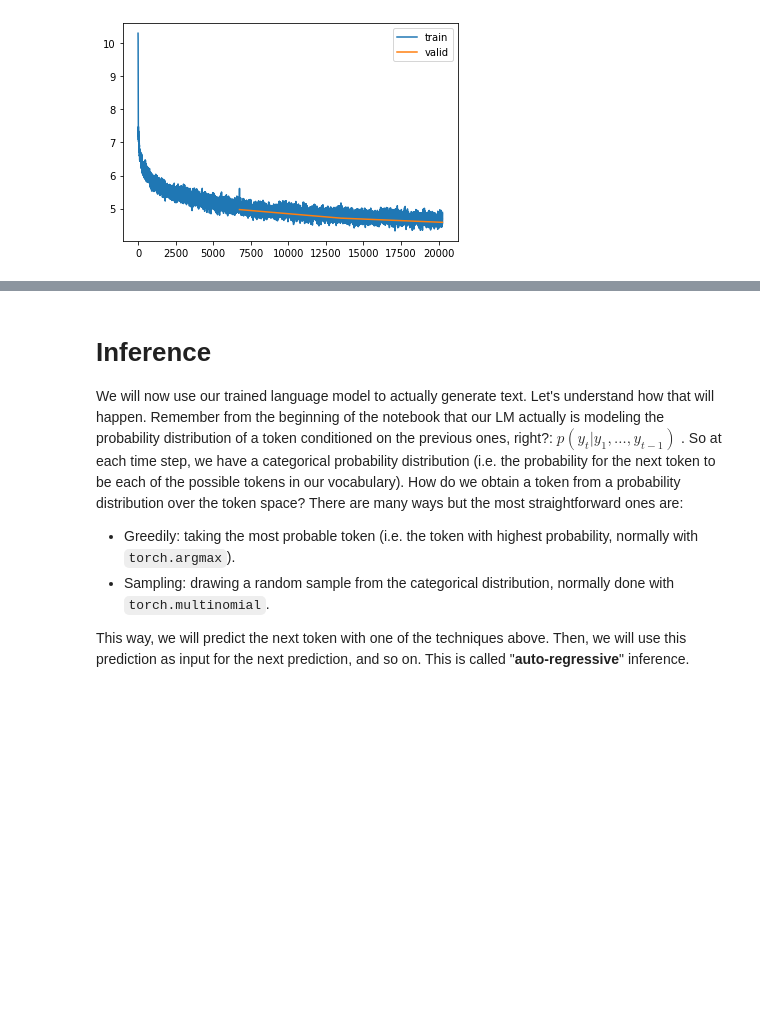
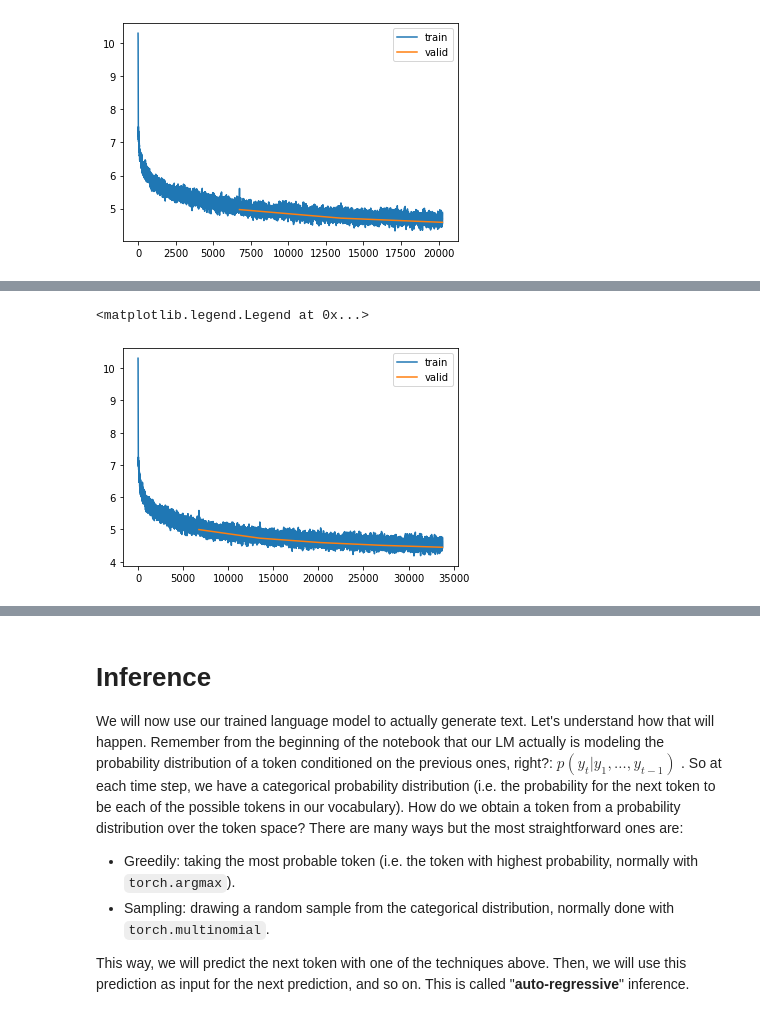
Before and after one commit to telecombcn-dl/slpdl2020_projects, a Jupyter notebook: notebook2/team09/SLPDL_notebook2.ipynb, the cells around one changed output, grey strips where cells are left out. Cells and saved outputs as stored; diff of their text form; code cells hidden in the pictures; blank space fills up the shorter version.

```diff
--- a/notebook2/team09/SLPDL_notebook2.ipynb
+++ b/notebook2/team09/SLPDL_notebook2.ipynb
@@ -481,3 +481,16 @@ plt.legend()
 # %% [output]
 <matplotlib.legend.Legend at 0x...>
 [figure]
+# %%
+NUM_EPOCHS = 5
+LOG_INTERVAL = 1000
+model_longtrain = LanguageModel(len(idx2token), embed_dim=300, hidden_dim=300, num_layers=2).cuda()
+train_losses, valid_losses = train_model(model_longtrain,
+                                         NUM_EPOCHS,
+                                         len(idx2token),
+                                         train_data,
+                                         valid_data,
+                                         BPTT,
+                                         TRAIN_BATCH_SIZE,
+                                         VALID_BATCH_SIZE,
+                                         LOG_INTERVAL)
@@ -483,0 +515,9 @@ plt.legend()
+# %%
+plt.plot(train_losses, label='train')
+valid_x_axis = [(1 + k) * len(train_losses)/len(valid_losses)
+                for k in range(len(valid_losses))]
+plt.plot(valid_x_axis, valid_losses, label='valid')
+plt.legend()
+# %% [output]
+<matplotlib.legend.Legend at 0x...>
+[figure, added]
```
Also changed, not shown: parts of 8 cells of this notebook.
